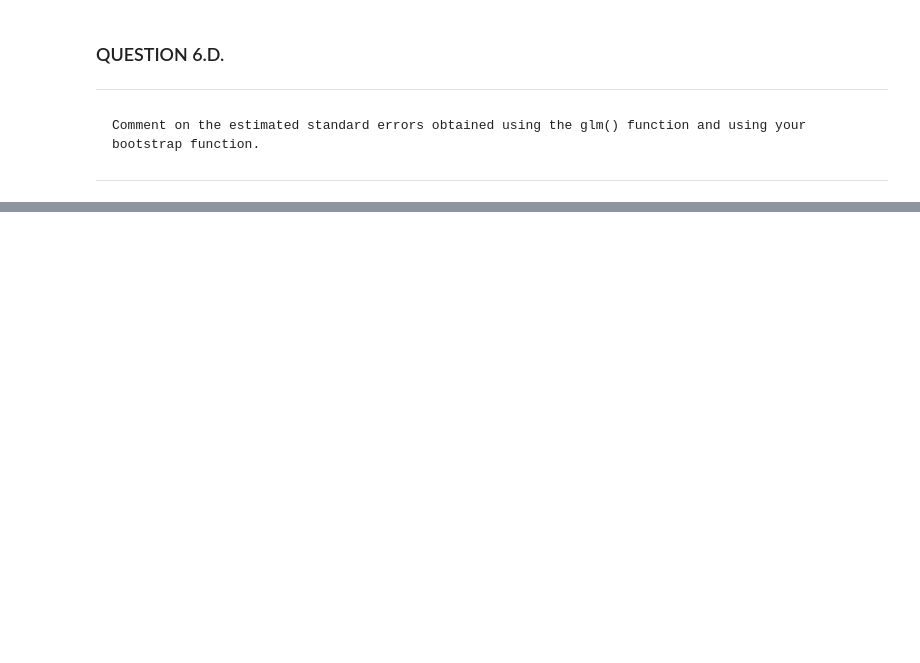
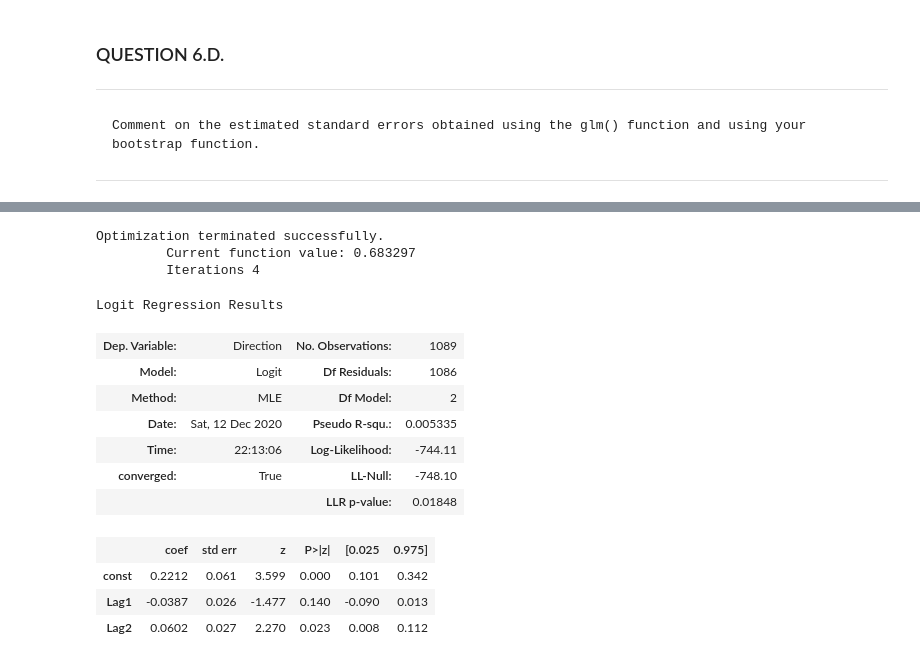
Before and after one commit to quantsbin/ISLRpybin, a Jupyter notebook: islrpybin/notebooks/Chapter 5.ipynb, the cells around one changed output, grey strips where cells are left out. Saved outputs shown, nothing was run; the diff lists cells and outputs as text; code cells hidden in the pictures; blank space fills up the shorter version.

```diff
--- a/islrpybin/notebooks/Chapter 5.ipynb
+++ b/islrpybin/notebooks/Chapter 5.ipynb
@@ -297,0 +318,20 @@ standard error of balance from bootstrappin 0.0
+# %%
+weekly_data.replace(to_replace={'Direction' : {'Up': 1, 'Down': 0}}, inplace = True)
+log_reg = sm.Logit(weekly_data['Direction'], sm.add_constant(weekly_data[['Lag1','Lag2']])).fit()
+log_reg.summary()
+# %% [output]
+Optimization terminated successfully.
+         Current function value: 0.683297
+         Iterations 4
+Logit Regression Results
+| Dep. Variable: | Direction | No. Observations: | 1089 |
+| Model: | Logit | Df Residuals: | 1086 |
+| Method: | MLE | Df Model: | 2 |
+| Date: | Sat, 12 Dec 2020 | Pseudo R-squ.: | 0.005335 |
+| Time: | 22:13:06 | Log-Likelihood: | -744.11 |
+| converged: | True | LL-Null: | -748.10 |
+|  |  | LLR p-value: | 0.01848 |
+|  | coef | std err | z | P>|z| | [0.025 | 0.975] |
+| const | 0.2212 | 0.061 | 3.599 | 0.000 | 0.101 | 0.342 |
+| Lag1 | -0.0387 | 0.026 | -1.477 | 0.140 | -0.090 | 0.013 |
+| Lag2 | 0.0602 | 0.027 | 2.270 | 0.023 | 0.008 | 0.112 |
```
Also changed, not shown: parts of 48 cells of this notebook, 1 other file.
